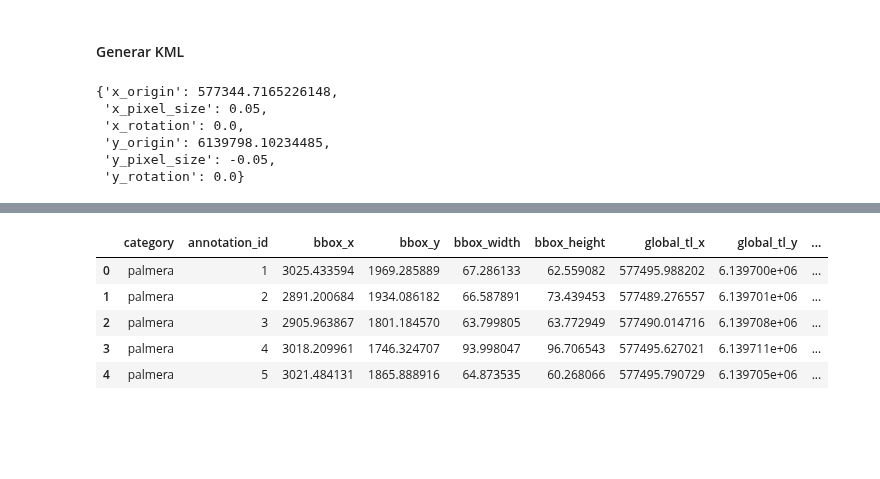
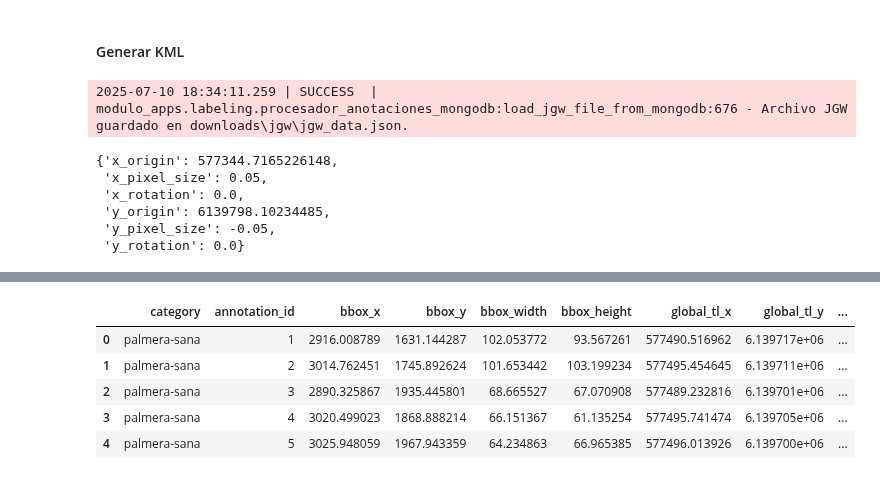
Before and after one commit to brunomaso1/uba-ceia, a Jupyter notebook: ceia-proyecto-final/modulo-IA/notebooks/deteccion_palmeras/yolov11/3.01-bm-yolov11.ipynb, the cells around one changed output, grey strips where cells are left out. Saved outputs shown, nothing was run; the diff lists cells and outputs as text; code cells hidden in the pictures; blank space fills up the shorter version.

Commit message:
feat: :recycle: Modulo-IA | Modulo-apps: Big refactor
Se modulariza los artefactos

```diff
--- a/ceia-proyecto-final/modulo-IA/notebooks/deteccion_palmeras/yolov11/3.01-bm-yolov11.ipynb
+++ b/ceia-proyecto-final/modulo-IA/notebooks/deteccion_palmeras/yolov11/3.01-bm-yolov11.ipynb
@@ -386,0 +532,4 @@ Detección 6: Clase=car, Confianza=0.55, Caja=[2913.428466796875, 3449.442138671
+# %%
+model_predictor = DetectionModelPredictor(model=best_model, target_img_size_wh=[IMG_SIZE, IMG_SIZE])
+predictions = model_predictor.predict(image_file_path)
+result_df = predictions.as_pandas()
@@ -386,0 +564,2 @@ Detección 6: Clase=car, Confianza=0.55, Caja=[2913.428466796875, 3449.442138671
+# %%
+predictions = predictions.filter_by_confidence()
@@ -387,7 +574,7 @@ Detección 6: Clase=car, Confianza=0.55, Caja=[2913.428466796875, 3449.442138671
 # %% [markdown]
 Convertimos los resultados a anotaciones:
 # %%
-coco_annotations = YoloDatasetUtils.create_coco_annotations_from_yolo_result(results, patch_name)
+coco_annotations = predictions.as_coco_annotations(image_name, should_download=True)
 print("Anotaciones COCO:")
 pprint(coco_annotations)
 # %% [output]
@@ -417,16 +618,17 @@ VisualizadorCocoDataset.show_anotated_image(image_path=patch_file_path, coco_ann
 # %% [markdown]
 #### Generar KML
 # %%
-jgw_data = ProcesadorAnotacionesMongoDB.load_jgw_file_from_mongodb(patch_name=patch_name)
+jgw_data = ProcesadorAnotacionesMongoDB.load_jgw_file_from_mongodb(image_name=image_name, should_download=True)
 pprint(jgw_data)
 # %% [output]
-{'x_origin': 577344.7165226148,
- 'x_pixel_size': 0.05,
- 'x_rotation': 0.0,
- 'y_origin': 6139798.10234485,
- 'y_pixel_size': -0.05,
- 'y_rotation': 0.0}
+2025-07-10 18:34:11.259 | SUCCESS  | modulo_apps.labeling.procesador_anotaciones_mongodb:load_jgw_file_from_mongodb:676 - Archivo JGW guardado en downloads\jgw\jgw_data.json.
+{'x_origin': 577344.7165226148,
+ 'x_pixel_size': 0.05,
+ 'x_rotation': 0.0,
+ 'y_origin': 6139798.10234485,
+ 'y_pixel_size': -0.05,
+ 'y_rotation': 0.0}
 # %%
-gdf = ProcesadorGeojsonKml.create_geojson_from_annotation(patch_name, coco_annotations, jgw_data)
+gdf = ProcesadorGeoJSONKML.create_geojson_from_annotations(image_name, coco_annotations, jgw_data, should_download=True)
 gdf.head()
 # %% [output]
@@ -433,7 +636,7 @@ gdf.head()
 |  | category | annotation_id | bbox_x | bbox_y | bbox_width | bbox_height | global_tl_x | global_tl_y | ... |
-| 0 | palmera | 1 | 3025.433594 | 1969.285889 | 67.286133 | 62.559082 | 577495.988202 | 6.139700e+06 | ... |
-| 1 | palmera | 2 | 2891.200684 | 1934.086182 | 66.587891 | 73.439453 | 577489.276557 | 6.139701e+06 | ... |
-| 2 | palmera | 3 | 2905.963867 | 1801.184570 | 63.799805 | 63.772949 | 577490.014716 | 6.139708e+06 | ... |
-| 3 | palmera | 4 | 3018.209961 | 1746.324707 | 93.998047 | 96.706543 | 577495.627021 | 6.139711e+06 | ... |
-| 4 | palmera | 5 | 3021.484131 | 1865.888916 | 64.873535 | 60.268066 | 577495.790729 | 6.139705e+06 | ... |
+| 0 | palmera-sana | 1 | 2916.008789 | 1631.144287 | 102.053772 | 93.567261 | 577490.516962 | 6.139717e+06 | ... |
+| 1 | palmera-sana | 2 | 3014.762451 | 1745.892624 | 101.653442 | 103.199234 | 577495.454645 | 6.139711e+06 | ... |
+| 2 | palmera-sana | 3 | 2890.325867 | 1935.445801 | 68.665527 | 67.070908 | 577489.232816 | 6.139701e+06 | ... |
+| 3 | palmera-sana | 4 | 3020.499023 | 1868.888214 | 66.151367 | 61.135254 | 577495.741474 | 6.139705e+06 | ... |
+| 4 | palmera-sana | 5 | 3025.948059 | 1967.943359 | 64.234863 | 66.965385 | 577496.013926 | 6.139700e+06 | ... |
 # %%
```
Also changed, not shown: parts of 69 cells of this notebook, 32 other files.
